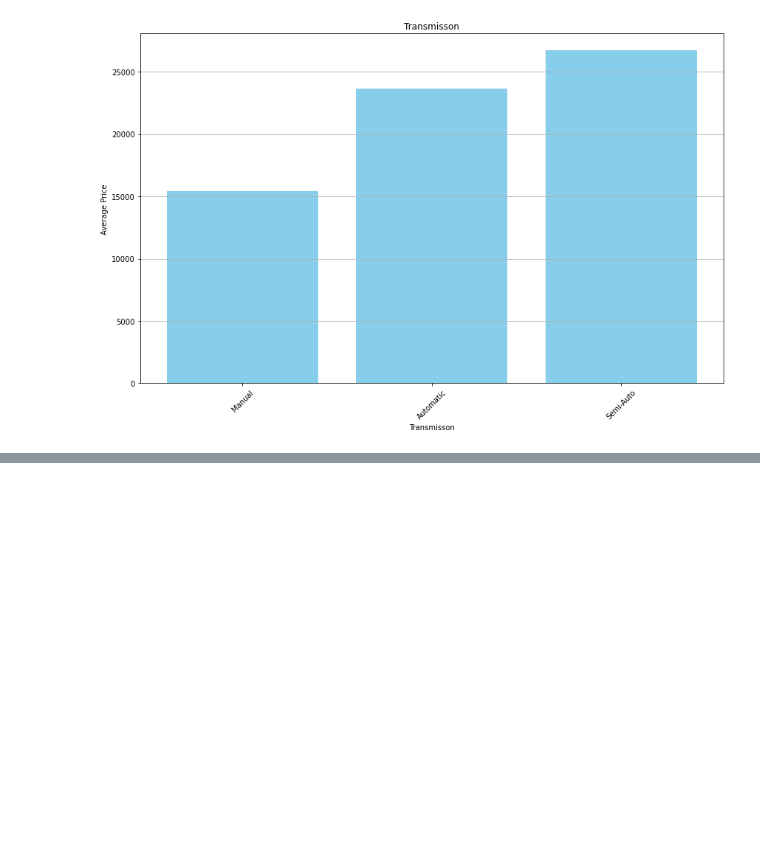
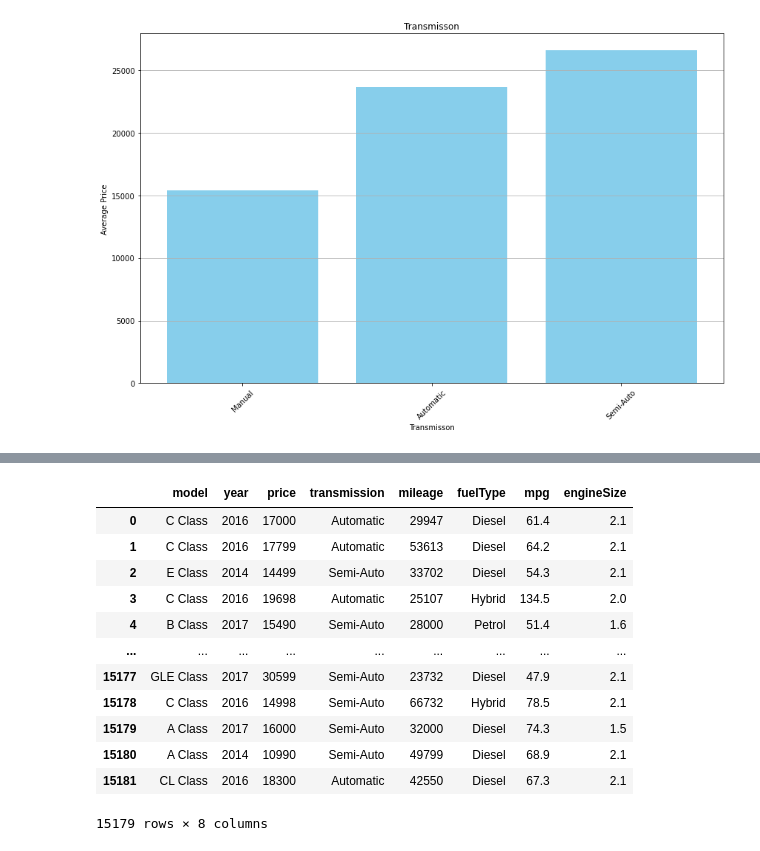
Before and after one commit to SanjilMahajani/CarPricePredictor, a Jupyter notebook: EDA.ipynb, the cells around one changed output, grey strips where cells are left out. Saved outputs shown, nothing was run; the diff lists cells and outputs as text; code cells hidden in the pictures; blank space fills up the shorter version.

Commit message:
Transferred the final dataframe after the analysis so that it can be used by our model

```diff
--- a/EDA.ipynb
+++ b/EDA.ipynb
@@ -311,0 +312,16 @@ plt.show()
+# %%
+df
+# %% [output]
+|  | model | year | price | transmission | mileage | fuelType | mpg | engineSize |
+| 0 | C Class | 2016 | 17000 | Automatic | 29947 | Diesel | 61.4 | 2.1 |
+| 1 | C Class | 2016 | 17799 | Automatic | 53613 | Diesel | 64.2 | 2.1 |
+| 2 | E Class | 2014 | 14499 | Semi-Auto | 33702 | Diesel | 54.3 | 2.1 |
+| 3 | C Class | 2016 | 19698 | Automatic | 25107 | Hybrid | 134.5 | 2.0 |
+| 4 | B Class | 2017 | 15490 | Semi-Auto | 28000 | Petrol | 51.4 | 1.6 |
+| ... | ... | ... | ... | ... | ... | ... | ... | ... |
+| 15177 | GLE Class | 2017 | 30599 | Semi-Auto | 23732 | Diesel | 47.9 | 2.1 |
+| 15178 | C Class | 2016 | 14998 | Semi-Auto | 66732 | Hybrid | 78.5 | 2.1 |
+| 15179 | A Class | 2017 | 16000 | Semi-Auto | 32000 | Diesel | 74.3 | 1.5 |
+| 15180 | A Class | 2014 | 10990 | Semi-Auto | 49799 | Diesel | 68.9 | 2.1 |
+| 15181 | CL Class | 2016 | 18300 | Automatic | 42550 | Diesel | 67.3 | 2.1 |
+15179 rows × 8 columns
```
Also changed, not shown: parts of 9 cells of this notebook.
